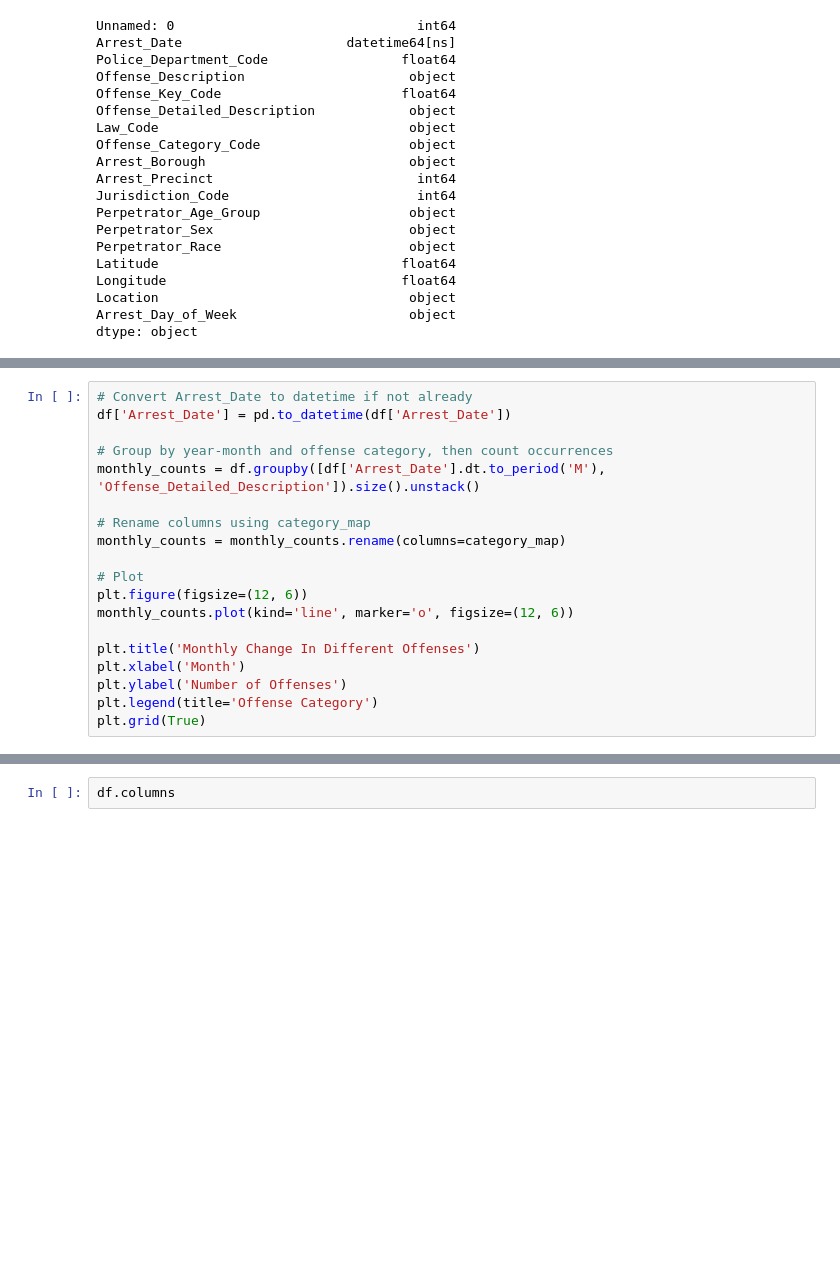
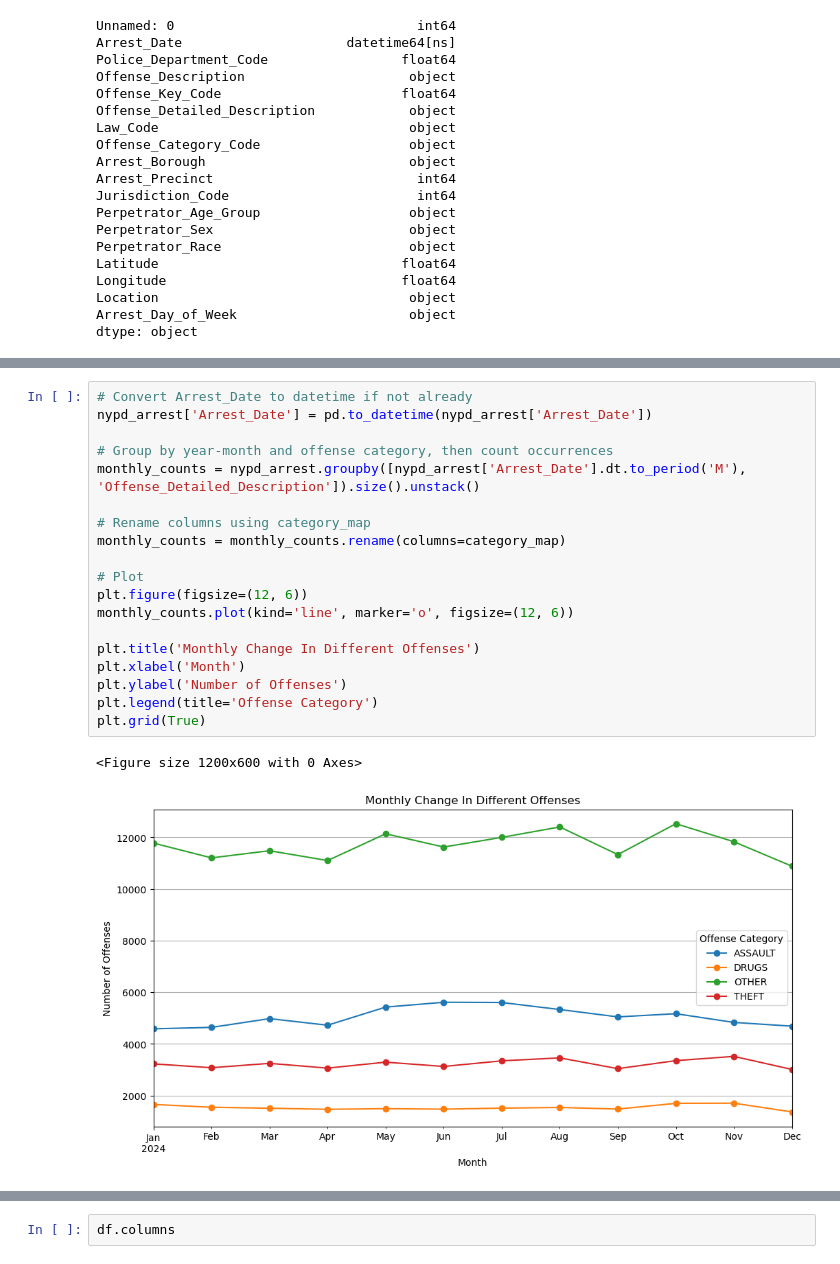
Before and after one commit to abhinna1/CSE4-587-Data-Intensive-Computing, a Jupyter notebook: EDA.ipynb, the cells around one changed output, grey strips where cells are left out. Cells and saved outputs as stored; diff of their text form; blank space fills up the shorter version.

```diff
--- a/EDA.ipynb
+++ b/EDA.ipynb
@@ -192,20 +219,23 @@ df.columns
 # %%
 # Convert Arrest_Date to datetime if not already
-df['Arrest_Date'] = pd.to_datetime(df['Arrest_Date'])
+nypd_arrest['Arrest_Date'] = pd.to_datetime(nypd_arrest['Arrest_Date'])
 
 # Group by year-month and offense category, then count occurrences
-monthly_counts = df.groupby([df['Arrest_Date'].dt.to_period('M'), 'Offense_Detailed_Description']).size().unstack()
+monthly_counts = nypd_arrest.groupby([nypd_arrest['Arrest_Date'].dt.to_period('M'), 'Offense_Detailed_Description']).size().unstack()
 
 # Rename columns using category_map
 monthly_counts = monthly_counts.rename(columns=category_map)
 
 # Plot
 plt.figure(figsize=(12, 6))
 monthly_counts.plot(kind='line', marker='o', figsize=(12, 6))
 
 plt.title('Monthly Change In Different Offenses')
 plt.xlabel('Month')
 plt.ylabel('Number of Offenses')
 plt.legend(title='Offense Category')
 plt.grid(True)
+# %% [output]
+<Figure size 1200x600 with 0 Axes>
+[figure, added]
 # %%
```
Also changed, not shown: parts of 8 cells of this notebook.
